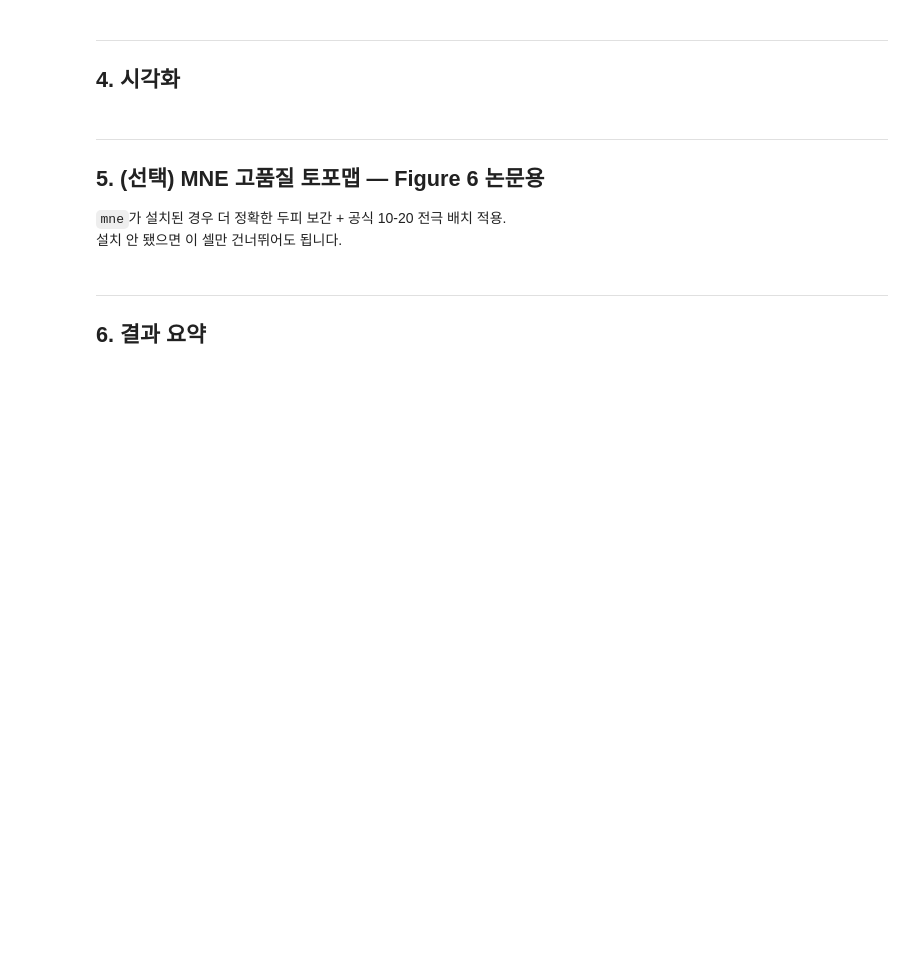
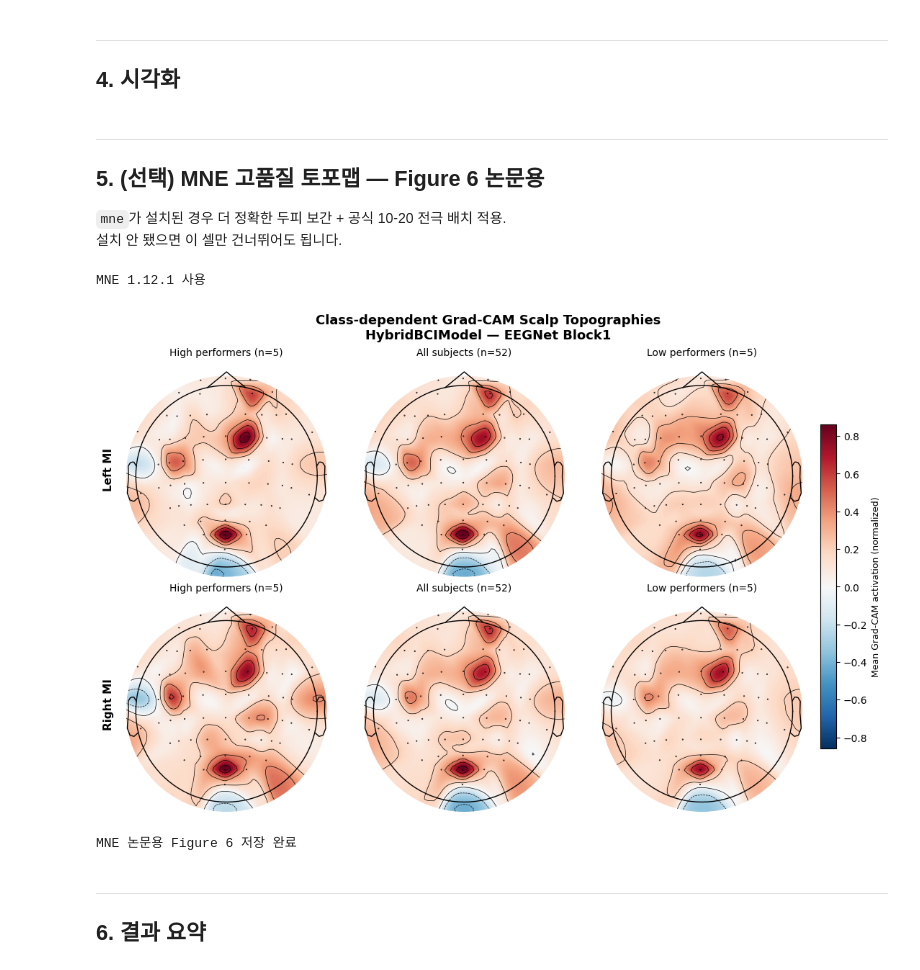
Before and after one commit to dalgona039/MI-BCI, a Jupyter notebook: notebooks/gradcam_colab.ipynb, the cells around one changed output. Drawn from its saved outputs; the diff is of its cells as text; code cells hidden in the pictures; blank space fills up the shorter version.

```diff
--- a/notebooks/gradcam_colab.ipynb
+++ b/notebooks/gradcam_colab.ipynb
@@ -580,8 +580,8 @@ except ImportError:
     USE_MNE = False
 
 if USE_MNE:
-    # 표준 64채널 montage 로드
-    montage    = mne.channels.make_standard_montage('biosemi64')
+    # standard_1005: 10-5 시스템(10-20/10-10 포함), FT9/FT10/TP9/TP10 모두 포함
+    montage    = mne.channels.make_standard_montage('standard_1005')
     info       = mne.create_info(ch_names=CH_NAMES, sfreq=512, ch_types='eeg')
     info.set_montage(montage, on_missing='warn')
     mne_pos    = np.array([info['chs'][i]['loc'][:2] for i in range(len(CH_NAMES))])
@@ -594,33 +594,37 @@ if USE_MNE:
     vmax     = float(np.percentile(np.abs(all_vals[np.isfinite(all_vals)]), 99))
 
     fig, axes = plt.subplots(2, 3, figsize=(11, 7), constrained_layout=True)
     im = None
     for row, (key, cls) in enumerate(zip(cls_keys, cls_names)):
         for col, grp in enumerate(groups):
             vals = group_means[grp][key]
             n_grp = len([r for r in cam_records if r['sid'] in
                          (high_sids if grp=='High performers'
                           else (low_sids if grp=='Low performers' else all_sids))])
             im, _ = mne.viz.plot_topomap(
                 vals, info, axes=axes[row, col], show=False,
                 cmap='RdBu_r', vlim=(-vmax, vmax),
                 sensors=True, outlines='head', contours=6,
                 extrapolate='head', image_interp='cubic',
             )
             axes[row, col].set_title(f'{grp} (n={n_grp})', fontsize=10, pad=6)
             if col == 0:
                 axes[row, col].set_ylabel(cls, fontsize=11, fontweight='bold', labelpad=12)
 
     if im is not None:
         cbar = fig.colorbar(im, ax=axes, orientation='vertical', shrink=0.72, pad=0.025)
         cbar.set_label('Mean Grad-CAM activation (normalized)', fontsize=9)
     fig.suptitle('Class-dependent Grad-CAM Scalp Topographies\n'
                  'HybridBCIModel — EEGNet Block1',
                  fontsize=13, fontweight='bold')
     fig.savefig(OUT_CAM / 'figures' / 'figure6_gradcam_mne.png', dpi=600, bbox_inches='tight')
     fig.savefig(OUT_CAM / 'figures' / 'figure6_gradcam_mne.pdf', bbox_inches='tight')
     plt.show()
     print('MNE 논문용 Figure 6 저장 완료')
+# %% [output]
+MNE 1.12.1 사용
+[figure, added]
+MNE 논문용 Figure 6 저장 완료
 # %% [markdown]
 ---
 ## 6. 결과 요약
```
Also changed, not shown: parts of 1 cell of this notebook, 2 other files.
